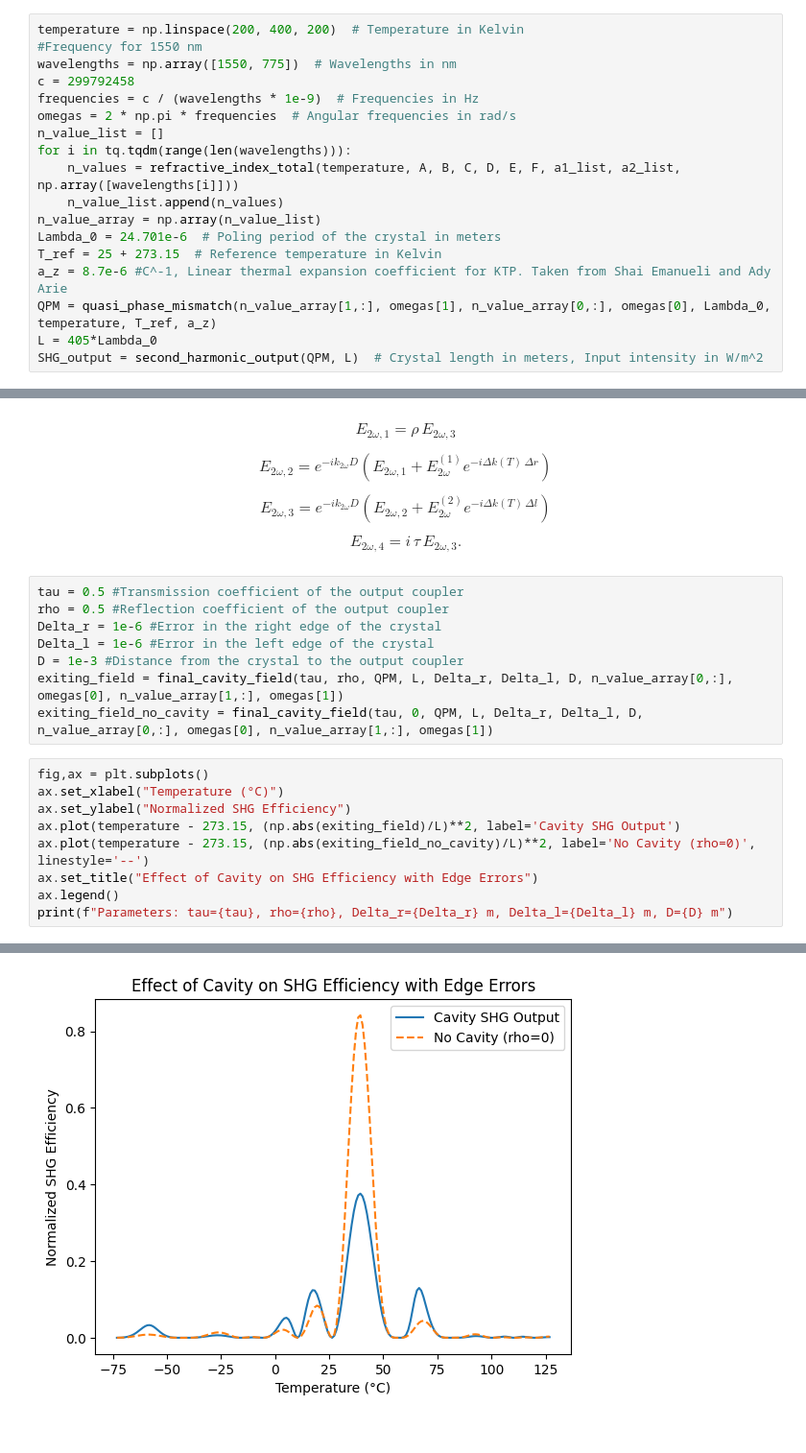
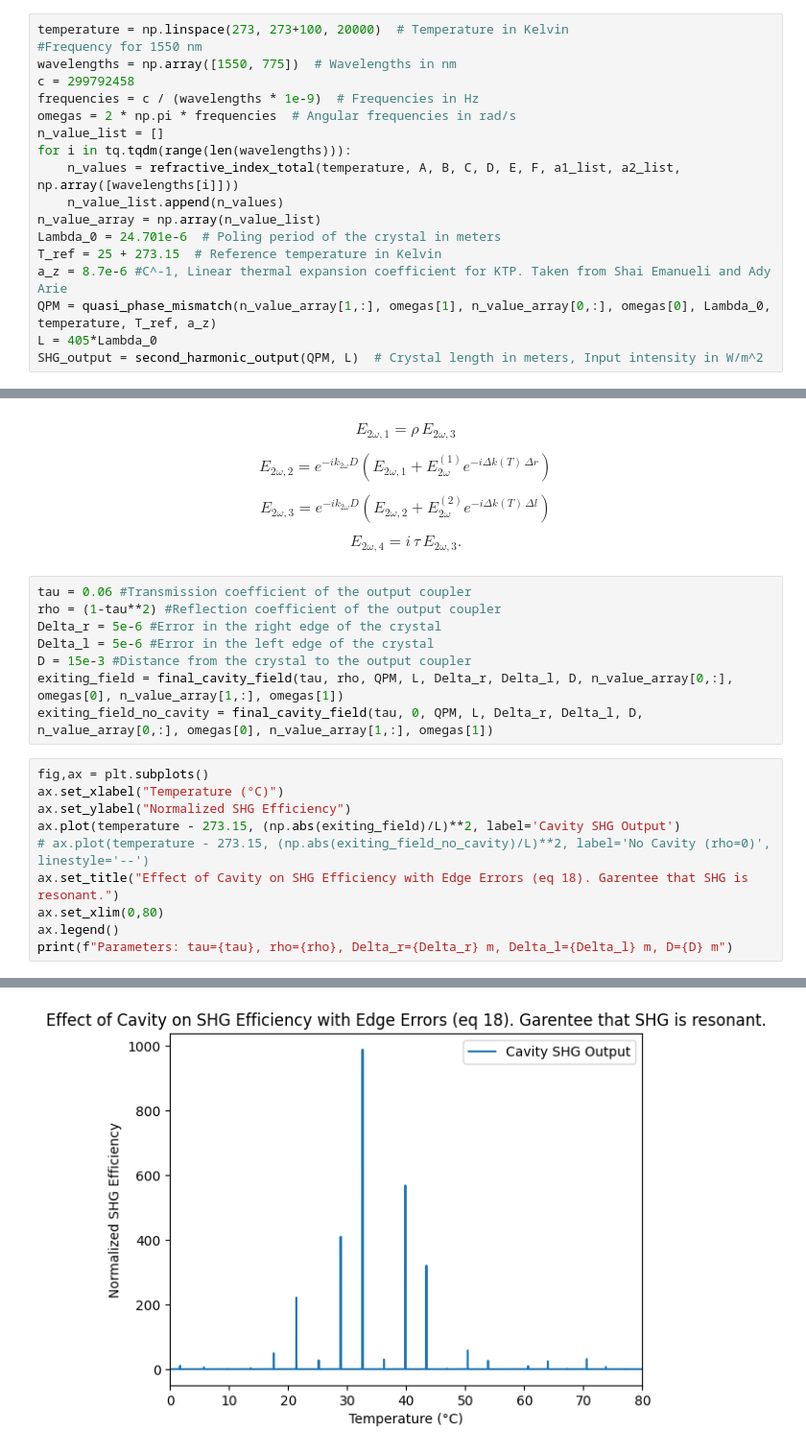
Before and after one commit to qpit/Eskild-Project-2026, a Jupyter notebook: main_document.ipynb, the cells around one changed output, grey strips where cells are left out. Shown at 96% size. Saved outputs shown, nothing was run; the diff lists cells and outputs as text.

Commit message:
Starting to add plotting of double resonant conditions with the ideal envelope.

```diff
--- a/main_document.ipynb
+++ b/main_document.ipynb
@@ -77,7 +78,7 @@ ax.plot(wavelengths, n_values)
 [<matplotlib.lines.Line2D at 0x...>]
 [figure]
 # %%
-temperature = np.linspace(200, 400, 200)  # Temperature in Kelvin
+temperature = np.linspace(273, 273+100, 20000)  # Temperature in Kelvin
 #Frequency for 1550 nm
 wavelengths = np.array([1550, 775])  # Wavelengths in nm
 c = 299792458
@@ -157,11 +158,11 @@ $$
 E_{2\omega,4} = i\, \tau\, E_{2\omega,3}.
 $$
 # %%
-tau = 0.5 #Transmission coefficient of the output coupler
-rho = 0.5 #Reflection coefficient of the output coupler
-Delta_r = 1e-6 #Error in the right edge of the crystal
-Delta_l = 1e-6 #Error in the left edge of the crystal
-D = 1e-3 #Distance from the crystal to the output coupler
+tau = 0.06 #Transmission coefficient of the output coupler
+rho = (1-tau**2) #Reflection coefficient of the output coupler
+Delta_r = 5e-6 #Error in the right edge of the crystal
+Delta_l = 5e-6 #Error in the left edge of the crystal
+D = 15e-3 #Distance from the crystal to the output coupler
 exiting_field = final_cavity_field(tau, rho, QPM, L, Delta_r, Delta_l, D, n_value_array[0,:], omegas[0], n_value_array[1,:], omegas[1])
 exiting_field_no_cavity = final_cavity_field(tau, 0, QPM, L, Delta_r, Delta_l, D, n_value_array[0,:], omegas[0], n_value_array[1,:], omegas[1])
 # %%
@@ -169,8 +170,9 @@ fig,ax = plt.subplots()
 ax.set_xlabel("Temperature (°C)")
 ax.set_ylabel("Normalized SHG Efficiency")
 ax.plot(temperature - 273.15, (np.abs(exiting_field)/L)**2, label='Cavity SHG Output')
-ax.plot(temperature - 273.15, (np.abs(exiting_field_no_cavity)/L)**2, label='No Cavity (rho=0)', linestyle='--')
-ax.set_title("Effect of Cavity on SHG Efficiency with Edge Errors")
+# ax.plot(temperature - 273.15, (np.abs(exiting_field_no_cavity)/L)**2, label='No Cavity (rho=0)', linestyle='--')
+ax.set_title("Effect of Cavity on SHG Efficiency with Edge Errors (eq 18). Garentee that SHG is resonant.")
+ax.set_xlim(0,80)
 ax.legend()
 print(f"Parameters: tau={tau}, rho={rho}, Delta_r={Delta_r} m, Delta_l={Delta_l} m, D={D} m")
 # %% [output]
@@ -178 +180 @@ Parameters: tau=0.5, rho=0.5, Delta_r=1e-06 m, Delta_l=1e-06 m, D=0.001 m
-[figure, old version]
+[figure, new version]
```
Also changed, not shown: parts of 7 cells of this notebook, 1 other file.
